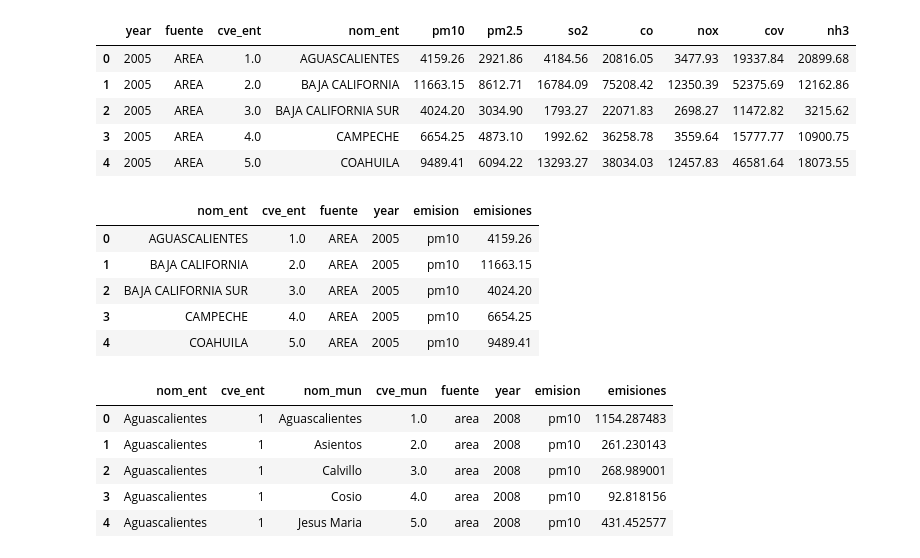
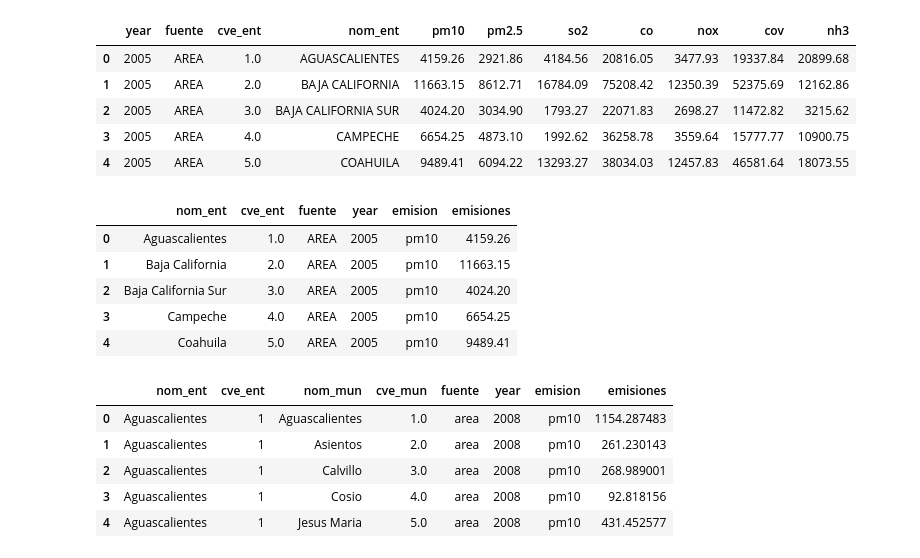
Before and after one commit to pcorner10/inventario_emisiones, a Jupyter notebook: INEM.ipynb, the cells around one changed output. Saved outputs shown, nothing was run; the diff lists cells and outputs as text; code cells hidden in the pictures.

```diff
--- a/INEM.ipynb
+++ b/INEM.ipynb
@@ -154,18 +210,31 @@ fuentes_entidad_2005.head()
 # %%
 fuentes_ent = readAppendSectoresFiles(files_fuentes_ent)
 fuentes_ent = pd.concat([ fuentes_entidad_2005, fuentes_ent])
 fuentes_ent = pd.melt(fuentes_ent, id_vars=["nom_ent", "cve_ent", "fuente", "year"], value_vars=emisiones, var_name="emision", value_name="emisiones")
+fuentes_ent["nom_ent"] = fuentes_ent["nom_ent"].str.title()
+fuentes_ent["nom_ent"] = fuentes_ent["nom_ent"].replace(estados_rename)
+
+# keep only states in estados list
+fuentes_ent = fuentes_ent[fuentes_ent["nom_ent"].isin(estados)]
+
+
 
 fuentes_mun = readAppendSectoresFiles(files_fuentes_mun)
 fuentes_mun = pd.melt(fuentes_mun, id_vars=["nom_ent", "cve_ent", "nom_mun", "cve_mun", "fuente", "year"], value_vars=emisiones, var_name="emision", value_name="emisiones")
+fuentes_mun["nom_ent"] = fuentes_mun["nom_ent"].str.title()
+fuentes_mun["nom_ent"] = fuentes_mun["nom_ent"].replace(estados_rename)
+
+# keep only states in estados list
+fuentes_mun = fuentes_mun[fuentes_mun["nom_ent"].isin(estados)]
+
 fuentes_ent.head()
 # %% [output]
 |  | nom_ent | cve_ent | fuente | year | emision | emisiones |
-| 0 | AGUASCALIENTES | 1.0 | AREA | 2005 | pm10 | 4159.26 |
-| 1 | BAJA CALIFORNIA | 2.0 | AREA | 2005 | pm10 | 11663.15 |
-| 2 | BAJA CALIFORNIA SUR | 3.0 | AREA | 2005 | pm10 | 4024.20 |
-| 3 | CAMPECHE | 4.0 | AREA | 2005 | pm10 | 6654.25 |
-| 4 | COAHUILA | 5.0 | AREA | 2005 | pm10 | 9489.41 |
+| 0 | Aguascalientes | 1.0 | AREA | 2005 | pm10 | 4159.26 |
+| 1 | Baja California | 2.0 | AREA | 2005 | pm10 | 11663.15 |
+| 2 | Baja California Sur | 3.0 | AREA | 2005 | pm10 | 4024.20 |
+| 3 | Campeche | 4.0 | AREA | 2005 | pm10 | 6654.25 |
+| 4 | Coahuila | 5.0 | AREA | 2005 | pm10 | 9489.41 |
 # %%
 fuentes_mun.head()
 # %% [output]
```
Also changed, not shown: parts of 7 cells of this notebook.
